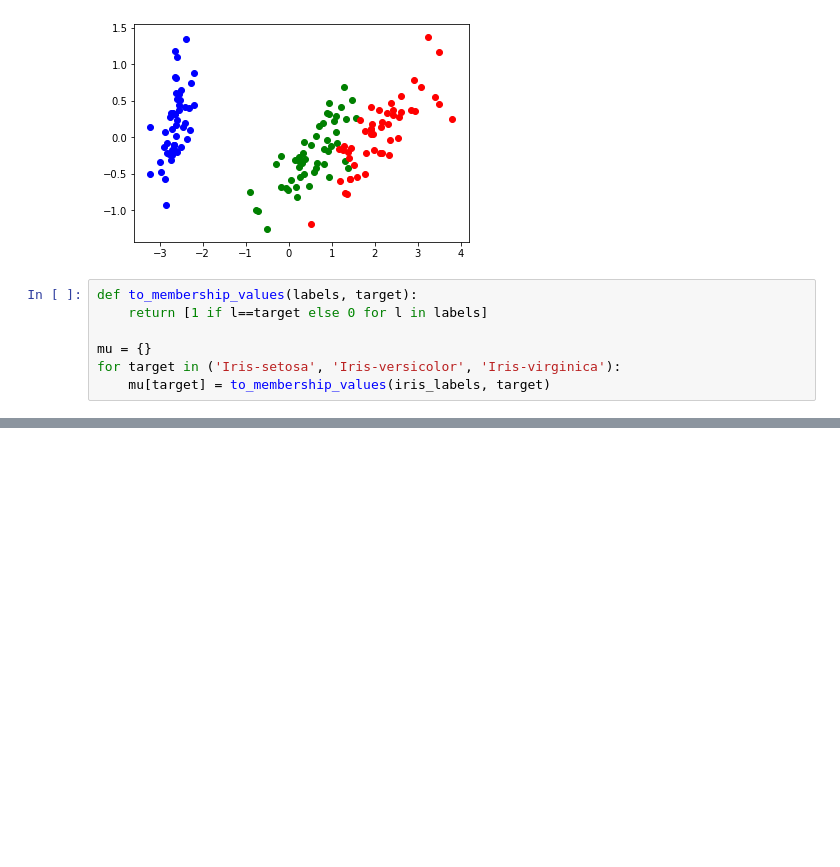
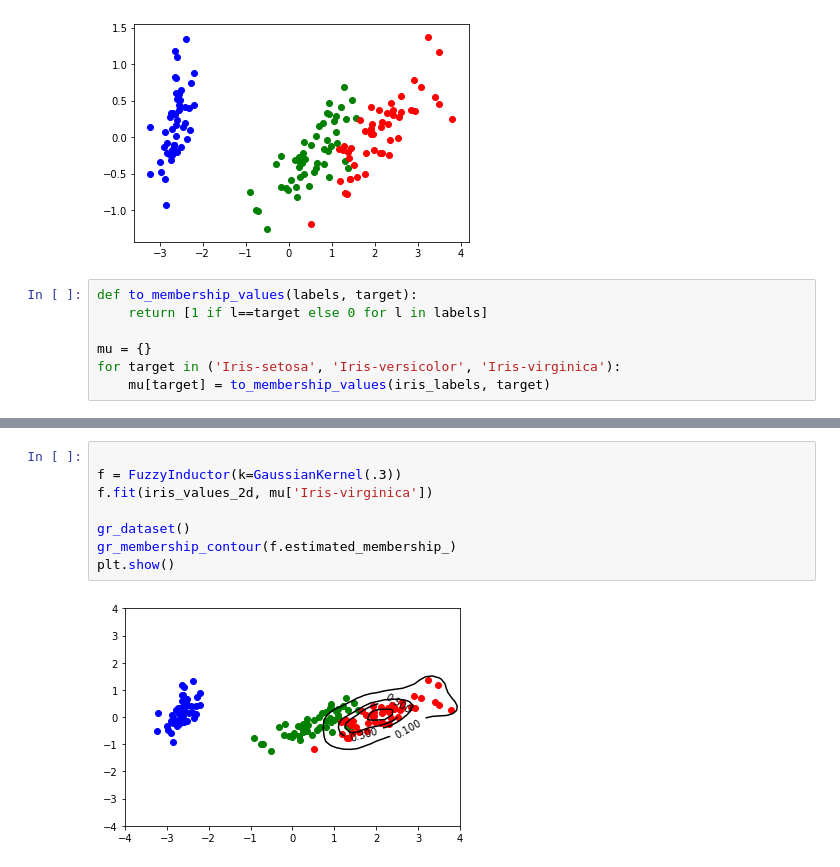
Before and after one commit to ManuelDileo/mulearn, a Jupyter notebook: index.ipynb, the cells around one changed output, grey strips where cells are left out. Saved outputs shown, nothing was run; the diff lists cells and outputs as text; blank space fills up the shorter version.

```diff
--- a/index.ipynb
+++ b/index.ipynb
@@ -81,0 +116,10 @@ from mulearn.fuzzifier import LinearFuzzifier
+# %%
+
+f = FuzzyInductor(k=GaussianKernel(.3))
+f.fit(iris_values_2d, mu['Iris-virginica'])
+
+gr_dataset()
+gr_membership_contour(f.estimated_membership_)
+plt.show()
+# %% [output]
+[figure, added]
```
Also changed, not shown: parts of 29 cells of this notebook, 23 other files.
